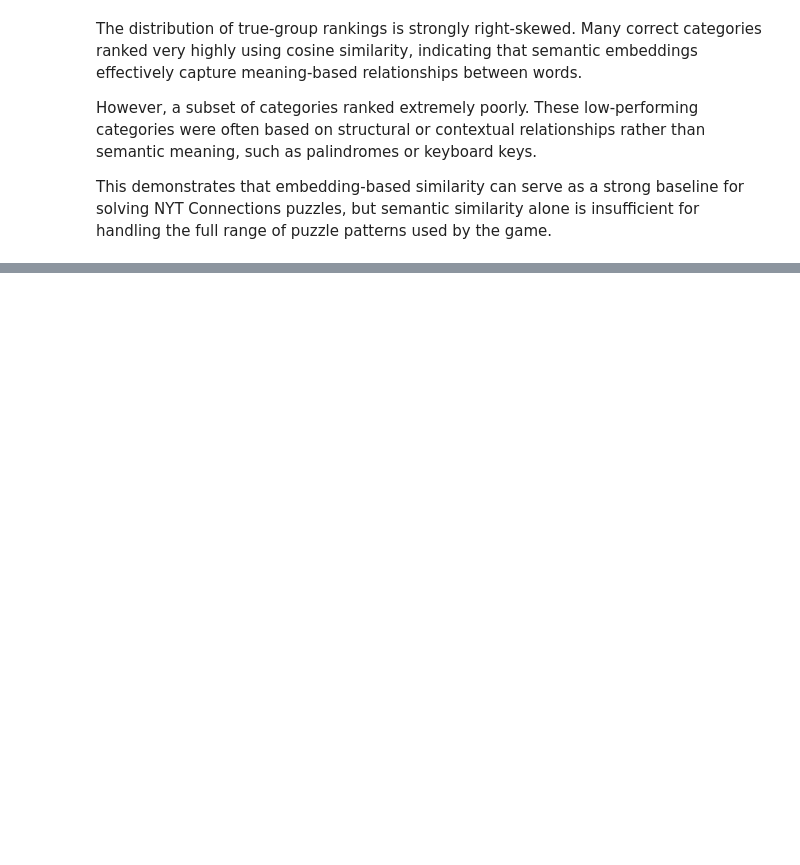
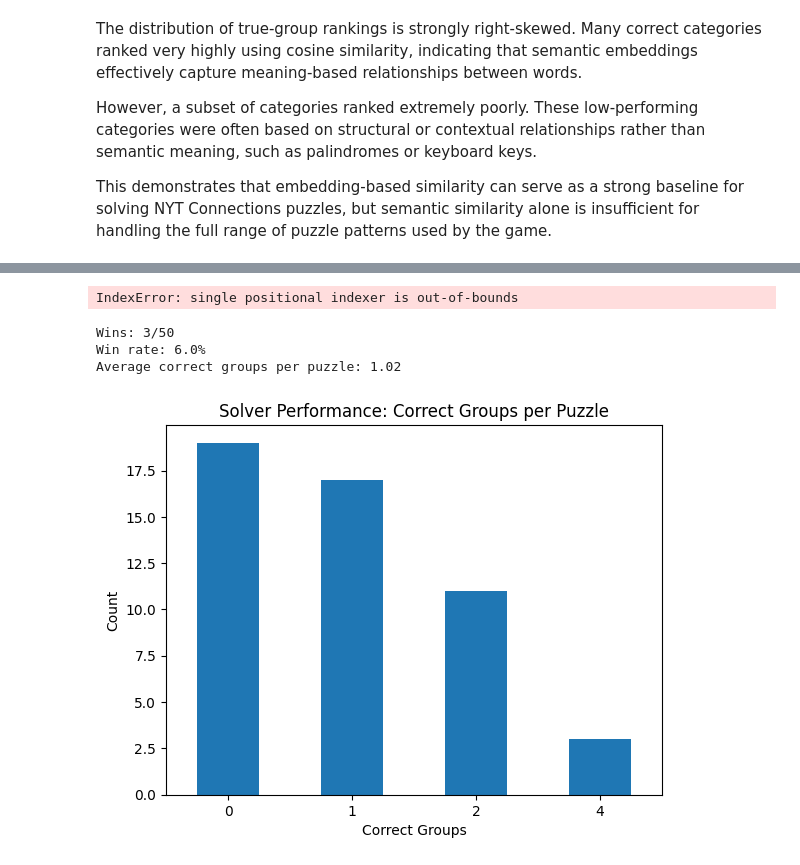
Before and after one commit to kevinhav/data_620, a Jupyter notebook: project4/project_final.ipynb, the cells around one changed output, grey strips where cells are left out. Cells and saved outputs as stored; diff of their text form; code cells hidden in the pictures; blank space fills up the shorter version.

```diff
--- a/project4/project_final.ipynb
+++ b/project4/project_final.ipynb
@@ -246,0 +266,41 @@ This demonstrates that embedding-based similarity can serve as a strong baseline
+# %%
+solver_results = []
+
+for puzzle_index in range(len(loader.words)):
+    raw_puzzle = loader.get_puzzle(puzzle_index)
+    words = loader.words[puzzle_index]
+
+    embedder = Embedder(words)
+    embedder.get_glove_embeddings()
+    similarity_matrix = embedder.get_cosine_similarity()
+
+    true_groups = get_true_groups(raw_puzzle)
+    predicted_groups, correct = solve_puzzle(words, similarity_matrix, true_groups)
+
+    solver_results.append(
+        {"puzzle_index": puzzle_index, "correct_groups": correct, "win": correct >= 3}
+    )
+
+solver_df = pd.DataFrame(solver_results)
+# %% [output]
+IndexError: single positional indexer is out-of-bounds
+# %%
+wins = solver_df["win"].sum()
+total = len(solver_df)
+win_rate = wins / total
+
+print(f"Wins: {wins}/{total}")
+print(f"Win rate: {win_rate:.1%}")
+print(f"Average correct groups per puzzle: {solver_df['correct_groups'].mean():.2f}")
+
+solver_df["correct_groups"].value_counts().sort_index().plot(kind="bar")
+plt.xlabel("Correct Groups")
+plt.ylabel("Count")
+plt.title("Solver Performance: Correct Groups per Puzzle")
+plt.xticks(rotation=0)
+plt.show()
+# %% [output]
+Wins: 3/50
+Win rate: 6.0%
+Average correct groups per puzzle: 1.02
+[figure, added]
```
Also changed, not shown: parts of 19 cells of this notebook.
